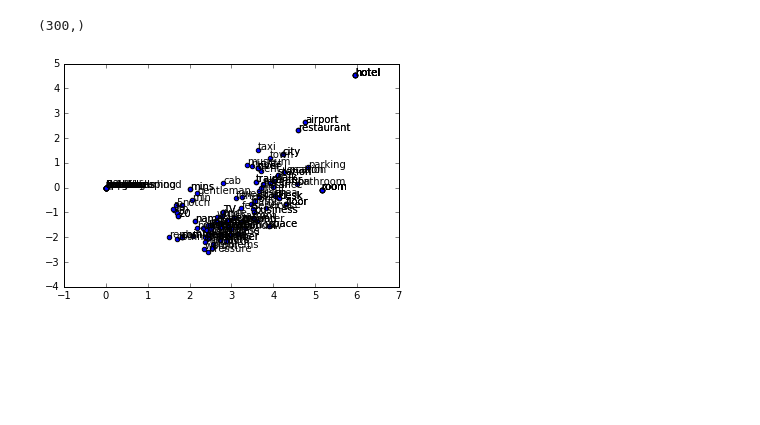
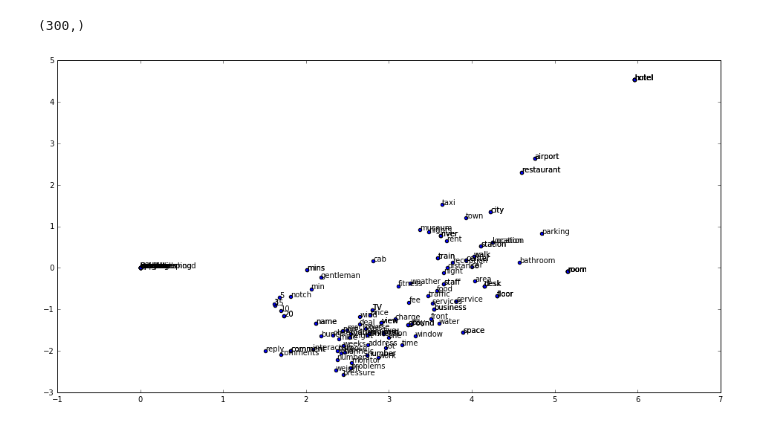
Before and after one commit to shivam5992/spacy_nlp, a Jupyter notebook: analyze_reviews.ipynb, the cells around one changed output. Cells and saved outputs as stored; diff of their text form; code cells hidden in the pictures; blank space fills up the shorter version.

```diff
--- a/analyze_reviews.ipynb
+++ b/analyze_reviews.ipynb
@@ -312,11 +312,14 @@ aNounsVecs[0].shape
 # %%
 ## Apply SVD
 lsa = TruncatedSVD(n_components=2)
 lsaOut = lsa.fit_transform(aNounsVecs)
 
+from pylab import rcParams
+rcParams['figure.figsize'] = 16, 8
+
 xs, ys = lsaOut[:,0], lsaOut[:,1]
 for i in range(len(xs)):
     plt.scatter(xs[i], ys[i])
     plt.annotate(aNounsLabels[i], (xs[i], ys[i]))
 # %% [output]
-[figure, old version]
+[figure, new version]
```
Also changed, not shown: 2 other files.
